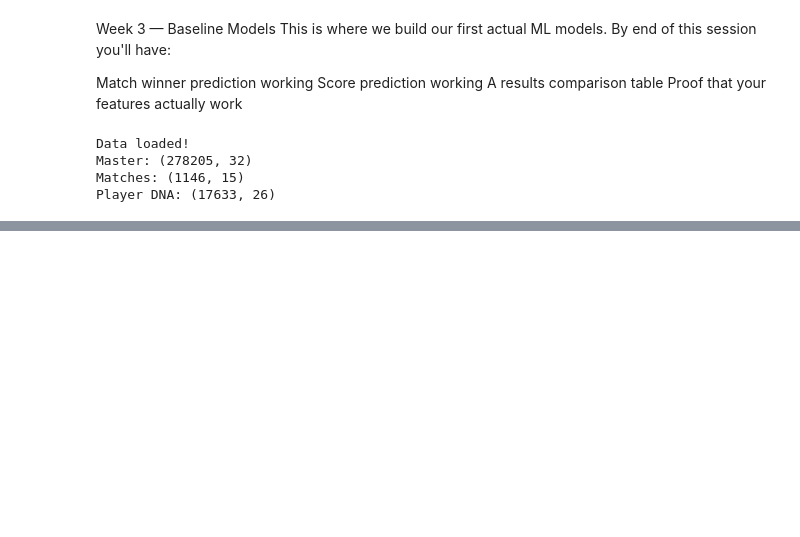
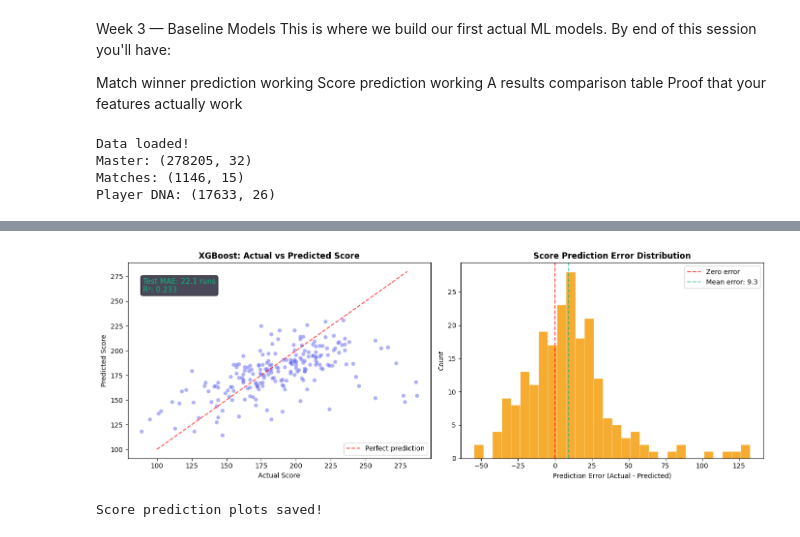
Before and after one commit to TanishqKhurana/ipl-match-prediction, a Jupyter notebook: notebooks/03_baseline_models.ipynb, the cells around one changed output, grey strips where cells are left out. Cells and saved outputs as stored; diff of their text form; code cells hidden in the pictures; blank space fills up the shorter version.

```diff
--- a/notebooks/03_baseline_models.ipynb
+++ b/notebooks/03_baseline_models.ipynb
@@ -41,0 +388,36 @@ Player DNA: (17633, 26)
+# %%
+fig, axes = plt.subplots(1, 2, figsize=(14, 5))
+
+# Plot 1: Actual vs Predicted scatter
+test_preds = xgb_reg.predict(X_test_reg)
+axes[0].scatter(y_test_reg, test_preds, alpha=0.5, color='#6366F1', edgecolors='white', linewidth=0.3)
+axes[0].plot([100, 280], [100, 280], 'r--', alpha=0.7, label='Perfect prediction')
+axes[0].set_xlabel('Actual Score')
+axes[0].set_ylabel('Predicted Score')
+axes[0].set_title('XGBoost: Actual vs Predicted Score', fontweight='bold')
+axes[0].legend()
+
+# Add MAE annotation
+axes[0].annotate(f'Test MAE: {xgb_test_mae:.1f} runs\nR²: {xgb_test_r2:.3f}',
+                xy=(0.05, 0.85), xycoords='axes fraction',
+                fontsize=11, color='#10B981',
+                bbox=dict(boxstyle='round', facecolor='#1a1a2e', alpha=0.8))
+
+# Plot 2: Prediction error distribution
+errors = y_test_reg.values - test_preds
+axes[1].hist(errors, bins=30, color='#F59E0B', edgecolor='white', linewidth=0.3, alpha=0.85)
+axes[1].axvline(0, color='red', linestyle='--', alpha=0.7, label='Zero error')
+axes[1].axvline(errors.mean(), color='#10B981', linestyle='--',
+                alpha=0.7, label=f'Mean error: {errors.mean():.1f}')
+axes[1].set_xlabel('Prediction Error (Actual - Predicted)')
+axes[1].set_ylabel('Count')
+axes[1].set_title('Score Prediction Error Distribution', fontweight='bold')
+axes[1].legend()
+
+plt.tight_layout()
+plt.savefig('../reports/07_score_prediction.png', dpi=150, bbox_inches='tight')
+plt.show()
+print("Score prediction plots saved!")
+# %% [output]
+[figure, added]
+Score prediction plots saved!
```
Also changed, not shown: parts of 7 cells of this notebook.
